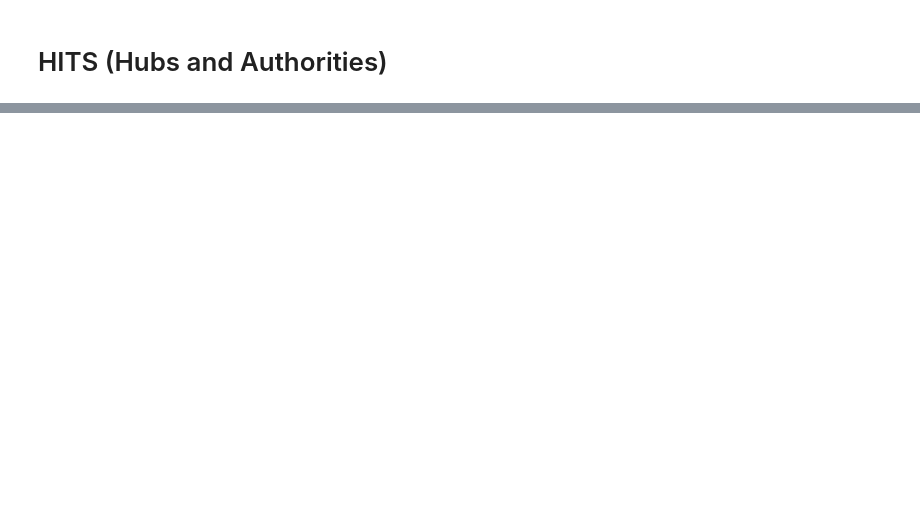
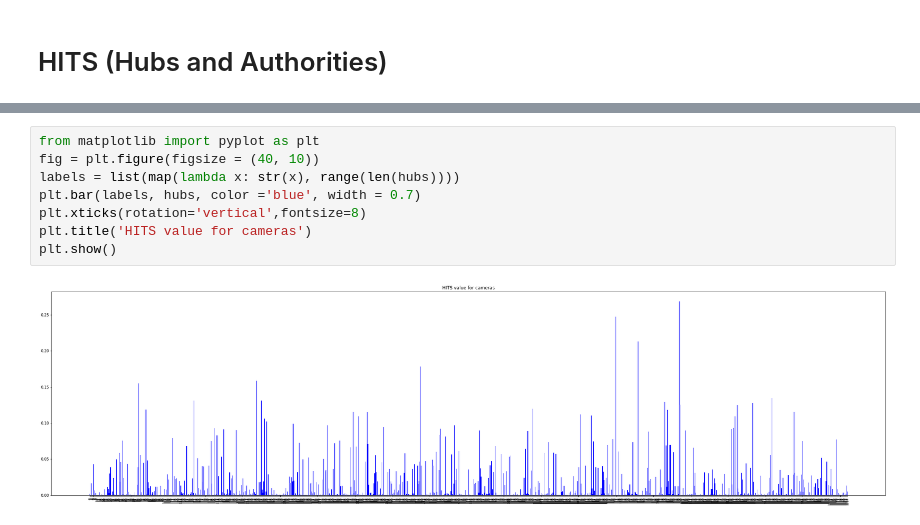
Before and after one commit to aminkashiri/MassiveDataAnalytics, a Jupyter notebook: project/HITS.ipynb, the cells around one changed output, grey strips where cells are left out. Cells and saved outputs as stored; diff of their text form; blank space fills up the shorter version.

```diff
--- a/project/HITS.ipynb
+++ b/project/HITS.ipynb
@@ -209,3 +213,13 @@ plt.show()
+# %%
+from matplotlib import pyplot as plt
+fig = plt.figure(figsize = (40, 10))
+labels = list(map(lambda x: str(x), range(len(hubs))))
+plt.bar(labels, hubs, color ='blue', width = 0.7)
+plt.xticks(rotation='vertical',fontsize=8)
+plt.title('HITS value for cameras')
+plt.show()
+# %% [output]
+[figure, added]
 # %%
 from matplotlib import pyplot as plt
 
```
Also changed, not shown: parts of 21 cells of this notebook, 5 other files.
